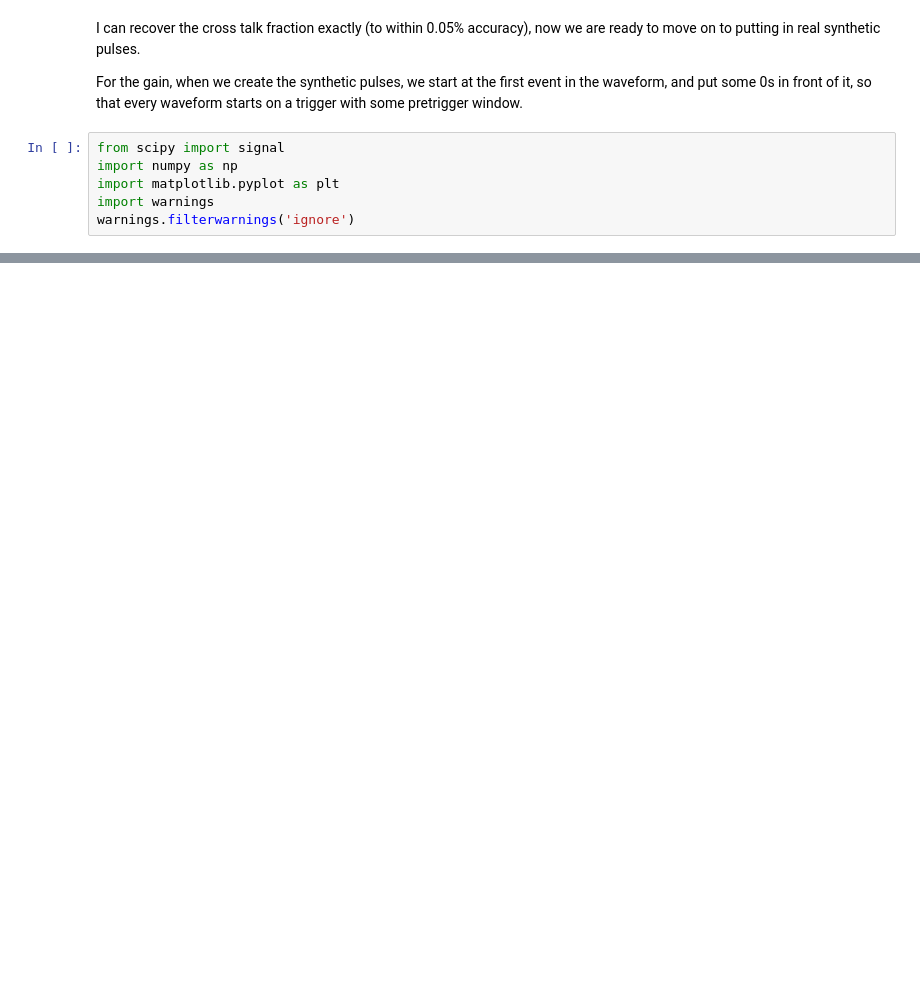
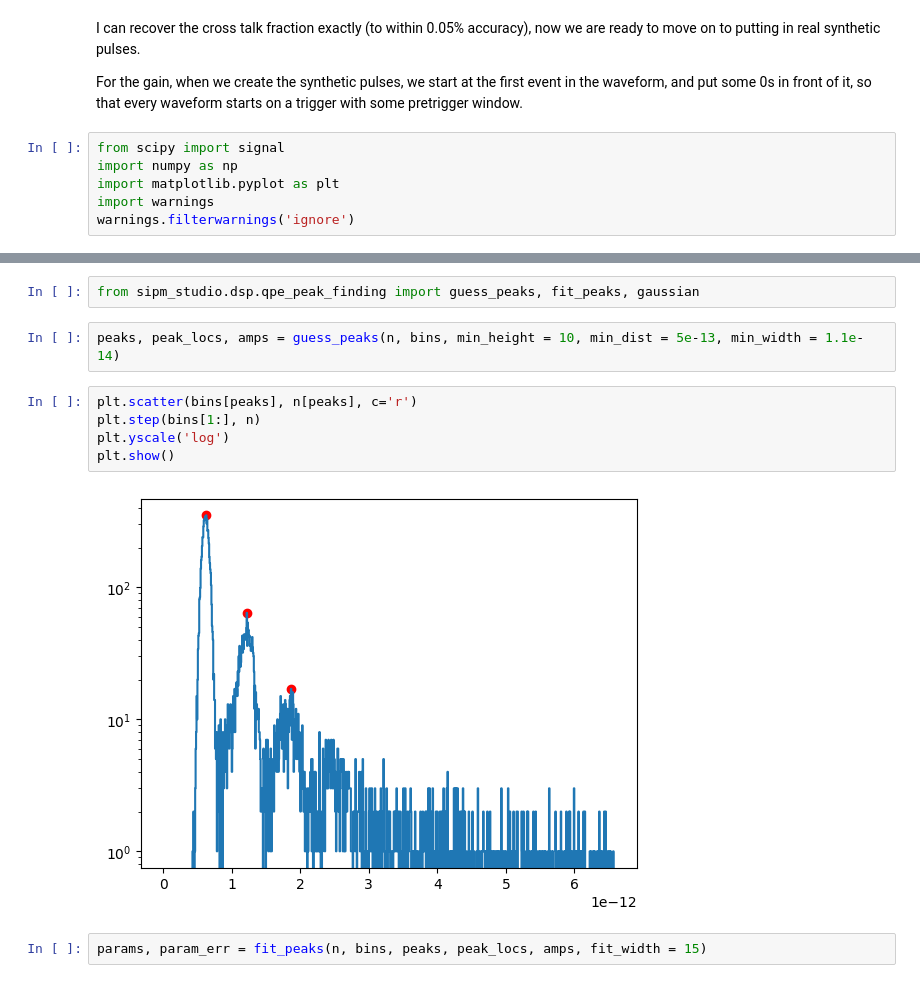
Before and after one commit to SamuelBorden/sipm_studio, a Jupyter notebook: src/sipm_studio/simulations/sipm_simulation.ipynb, the cells around one changed output, grey strips where cells are left out. Drawn from its saved outputs; the diff is of its cells as text; blank space fills up the shorter version.

```diff
--- a/src/sipm_studio/simulations/sipm_simulation.ipynb
+++ b/src/sipm_studio/simulations/sipm_simulation.ipynb
@@ -1042,0 +1136,13 @@ plt.show()
+# %%
+from sipm_studio.dsp.qpe_peak_finding import guess_peaks, fit_peaks, gaussian
+# %%
+peaks, peak_locs, amps = guess_peaks(n, bins, min_height = 10, min_dist = 5e-13, min_width = 1.1e-14)
+# %%
+plt.scatter(bins[peaks], n[peaks], c='r')
+plt.step(bins[1:], n)
+plt.yscale('log')
+plt.show()
+# %% [output]
+[figure, added]
+# %%
+params, param_err = fit_peaks(n, bins, peaks, peak_locs, amps, fit_width = 15)
```
Also changed, not shown: parts of 76 cells of this notebook, 6 other files.
